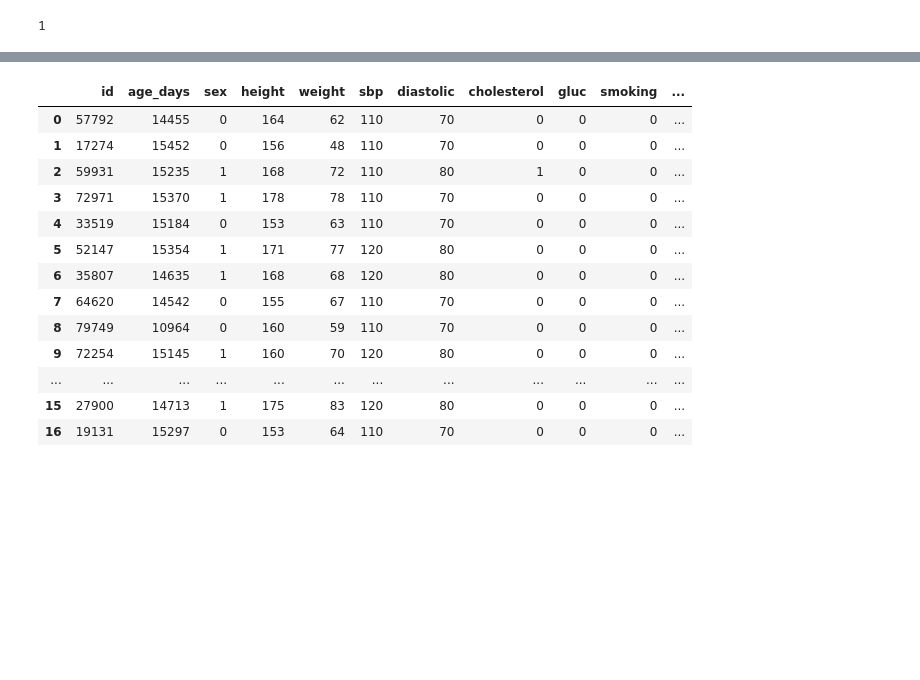
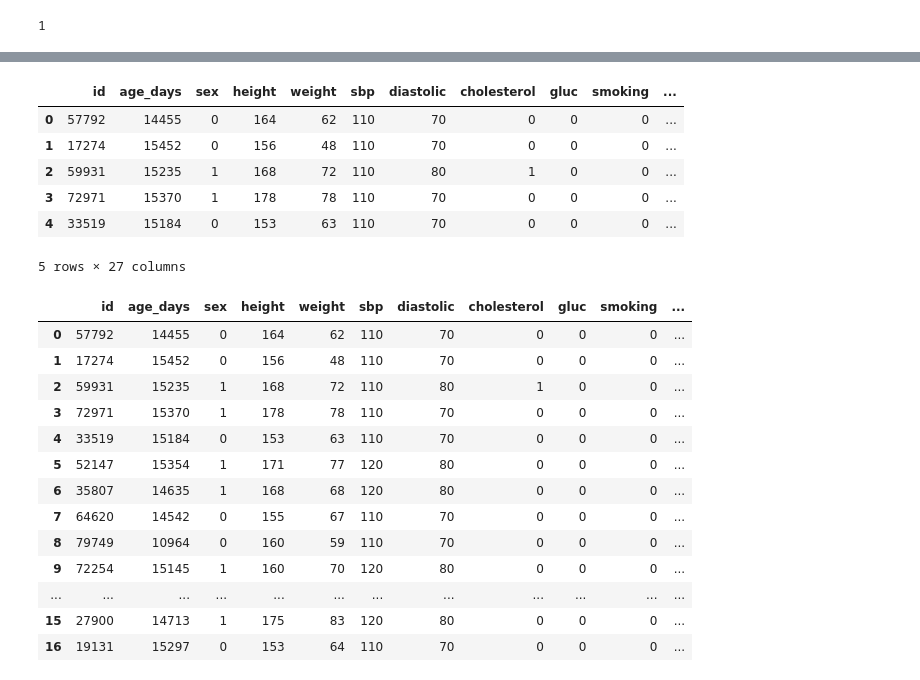
Before and after one commit to Blake-Wei/hi5304-assignment3, a Jupyter notebook: learning/Python_analytics.ipynb, the cells around one changed output, grey strips where cells are left out. Cells and saved outputs as stored; diff of their text form; code cells hidden in the pictures; blank space fills up the shorter version.

```diff
--- a/learning/Python_analytics.ipynb
+++ b/learning/Python_analytics.ipynb
@@ -147,3 +205,17 @@ with engine.connect() as conn:
+# %%
+#import pandas as pd
+
+#df_cardio = pd.read_csv("../data/cardio10.csv")
+
+df_cardio.head()
+# %% [output]
+|  | id | age_days | sex | height | weight | sbp | diastolic | cholesterol | gluc | smoking | ... |
+| 0 | 57792 | 14455 | 0 | 164 | 62 | 110 | 70 | 0 | 0 | 0 | ... |
+| 1 | 17274 | 15452 | 0 | 156 | 48 | 110 | 70 | 0 | 0 | 0 | ... |
+| 2 | 59931 | 15235 | 1 | 168 | 72 | 110 | 80 | 1 | 0 | 0 | ... |
+| 3 | 72971 | 15370 | 1 | 178 | 78 | 110 | 70 | 0 | 0 | 0 | ... |
+| 4 | 33519 | 15184 | 0 | 153 | 63 | 110 | 70 | 0 | 0 | 0 | ... |
+5 rows × 27 columns
 # %%
 cardio10 = pd.read_sql(
     "SELECT * FROM cardio10 LIMIT 20;",
```
Also changed, not shown: parts of 3 cells of this notebook, 1 other file.
